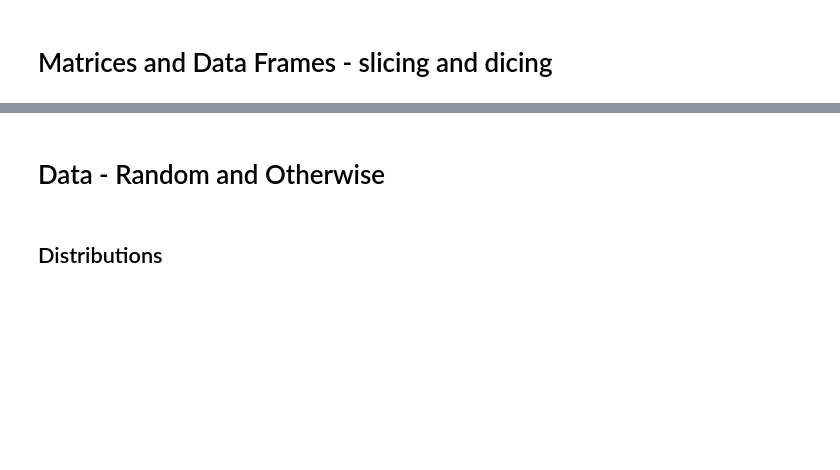
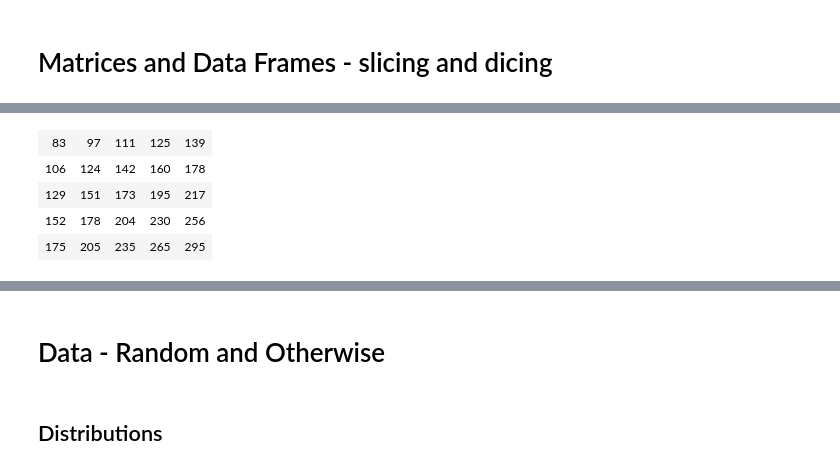
Before and after one commit to joidegn/R-tutorial, a Jupyter notebook: tutorial 1 - R Basics/R Basics.ipynb, the cells around one changed output, grey strips where cells are left out. Cells and saved outputs as stored; diff of their text form; code cells hidden in the pictures; blank space fills up the shorter version.

```diff
--- a/tutorial 1 - R Basics/R Basics.ipynb
+++ b/tutorial 1 - R Basics/R Basics.ipynb
@@ -159,0 +276,4 @@ matr[1:3, 2:4]
+# %%
+A <- matrix(1:10, nrow=5)
+# %%
+B <- matrix(11:20, nrow=2)
@@ -159,0 +309,8 @@ matr[1:3, 2:4]
+# %%
+A %*% B
+# %% [output]
+| 83 | 97 | 111 | 125 | 139 |
+| 106 | 124 | 142 | 160 | 178 |
+| 129 | 151 | 173 | 195 | 217 |
+| 152 | 178 | 204 | 230 | 256 |
+| 175 | 205 | 235 | 265 | 295 |
```
Also changed, not shown: parts of 80 cells of this notebook.
